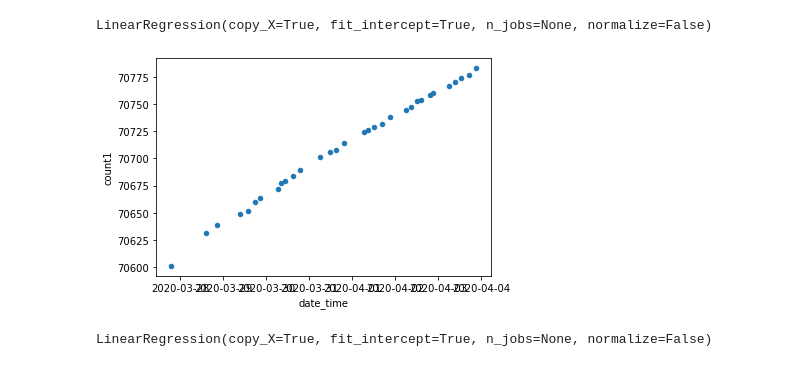
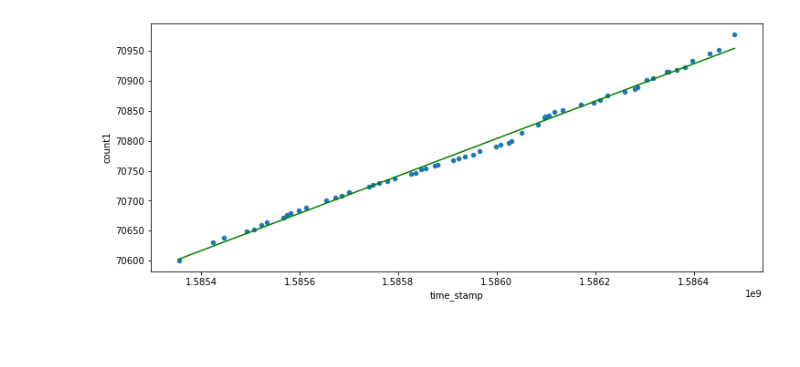
Before and after one commit to yyk99/ml, a Jupyter notebook: yyk_electric_bill.ipynb, the cells around one changed output. Saved outputs shown, nothing was run; the diff lists cells and outputs as text; code cells hidden in the pictures; blank space fills up the shorter version.

Commit message:
Started on Chapter 2

```diff
--- a/yyk_electric_bill.ipynb
+++ b/yyk_electric_bill.ipynb
@@ -3,16 +3,23 @@
 
 import pandas as pd
 from datetime import timedelta
-from datetime import time
+#from datetime import time
 
 import matplotlib.pyplot as plt
 import numpy as np
 import sklearn.linear_model
 
+import time
+import datetime
+d = datetime.date(2015,1,5)
+
+unixtime = time.mktime(d.timetuple())
+print(d, "is", unixtime)
+
 google_url = "https://docs.google.com/spreadsheets/d/1ycs9Ma3eN1iHTx9oBghzLDWlD-dKLJXUOrVauXs8dCA/export?format=csv&gid=0"
 electric_bill = pd.read_csv(google_url,
                             parse_dates=["date", "date_time"],
                             dtype={'count1': 'float64', 'count2': 'float64'})
-
-electric_bill.head()
+print(electric_bill.dtypes);
+electric_bill[['date','count1','date_time','Paid']]
 # %% [output]
@@ -34,0 +54,10 @@ dtype: object
+# %%
+electric_stats = electric_bill[['date_time','count1']]
+
+start_period = datetime.datetime(2020,3,10)
+end_period = datetime.datetime(2020,4,10)   # datetime.datetime.now()
+
+electric_stats = electric_stats[(electric_stats['date_time'] > start_period)
+                                & (electric_stats['date_time'] < end_period)].copy()
+electric_stats.plot(kind ='scatter', x ="date_time", y ='count1', figsize=(12, 6))
+plt.show()
@@ -35,22 +66,19 @@ dtype: object
 # %%
-electric_stats.plot(kind ='scatter', x ="date_time", y ='count1')
+electric_stats['time_stamp'] = electric_stats['date_time'].apply(lambda d: time.mktime(d.timetuple()))
+
+X = np.c_[electric_stats["time_stamp"]]
+y = np.c_[electric_stats["count1"]]
+
+electric_stats.plot(kind ='scatter', x ="time_stamp", y ='count1', figsize=(12, 5))
 
 # Select a linear model
 model = sklearn.linear_model.LinearRegression()
 
 # Train the model
 model.fit(X, y)
 
-# Make a prediction for Cyprus
-# X_new = [[ 22587]] # Cyprus's GDP per capita
-# print(model.predict(X_new)) # outputs [[ 5.96242338]]
-
-# y_predict = model.predict(X)
-# plt.plot(X, y_predict, color='green')
+y_predict = model.predict(X)
+plt.plot(X, y_predict, color='green')
+plt.show()
 # %% [output]
-LinearRegression(copy_X=True, fit_intercept=True, n_jobs=None, normalize=False)
-[figure, old version]
+[figure, new version]
-# %%
-model
-# %% [output]
-LinearRegression(copy_X=True, fit_intercept=True, n_jobs=None, normalize=False)
```
Also changed, not shown: parts of 8 cells of this notebook, 5 other files.
